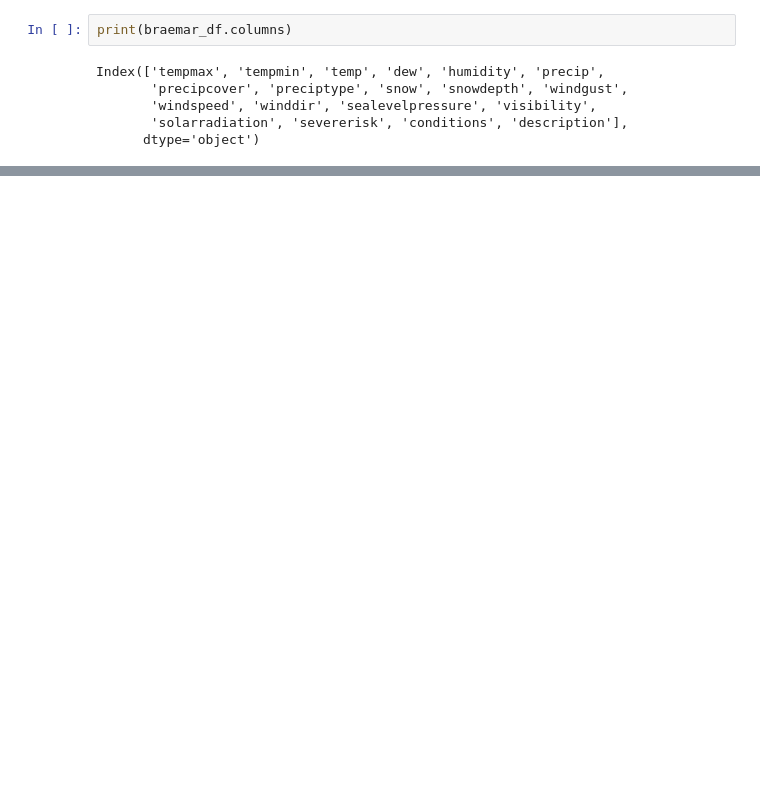
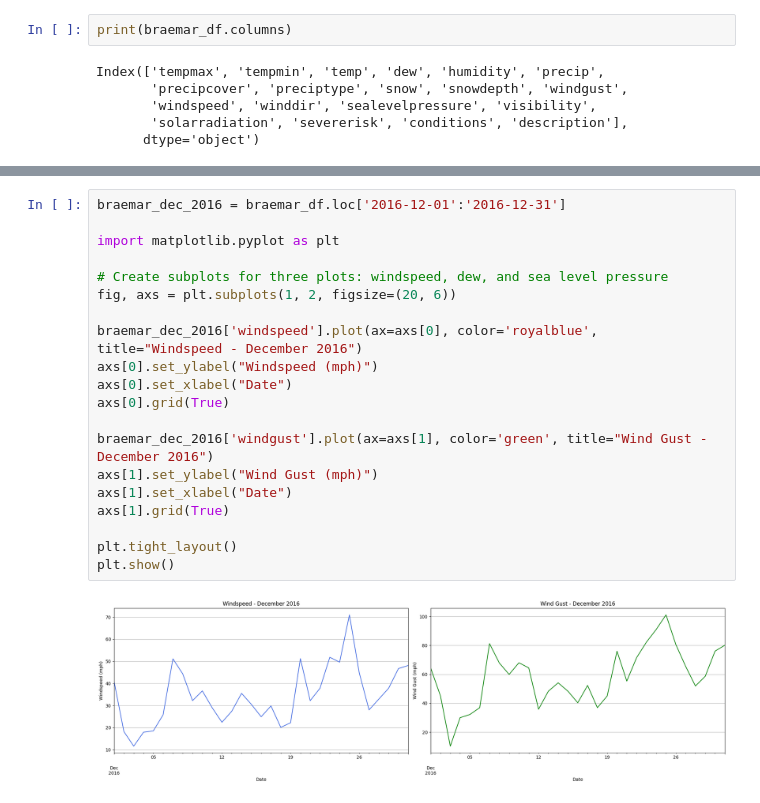
Before and after one commit to neilmartindev/shepd-eda, a Jupyter notebook: nafirs-shepd-eda.ipynb, the cells around one changed output, grey strips where cells are left out. Cells and saved outputs as stored; diff of their text form; blank space fills up the shorter version.

```diff
--- a/nafirs-shepd-eda.ipynb
+++ b/nafirs-shepd-eda.ipynb
@@ -278,0 +270,22 @@ plt.show()
+# %%
+braemar_dec_2016 = braemar_df.loc['2016-12-01':'2016-12-31']
+
+import matplotlib.pyplot as plt
+
+# Create subplots for three plots: windspeed, dew, and sea level pressure
+fig, axs = plt.subplots(1, 2, figsize=(20, 6))
+
+braemar_dec_2016['windspeed'].plot(ax=axs[0], color='royalblue', title="Windspeed - December 2016")
+axs[0].set_ylabel("Windspeed (mph)")
+axs[0].set_xlabel("Date")
+axs[0].grid(True)
+
+braemar_dec_2016['windgust'].plot(ax=axs[1], color='green', title="Wind Gust - December 2016")
+axs[1].set_ylabel("Wind Gust (mph)")
+axs[1].set_xlabel("Date")
+axs[1].grid(True)
+
+plt.tight_layout()
+plt.show()
+# %% [output]
+[figure, added]
```
Also changed, not shown: parts of 5 cells of this notebook.
